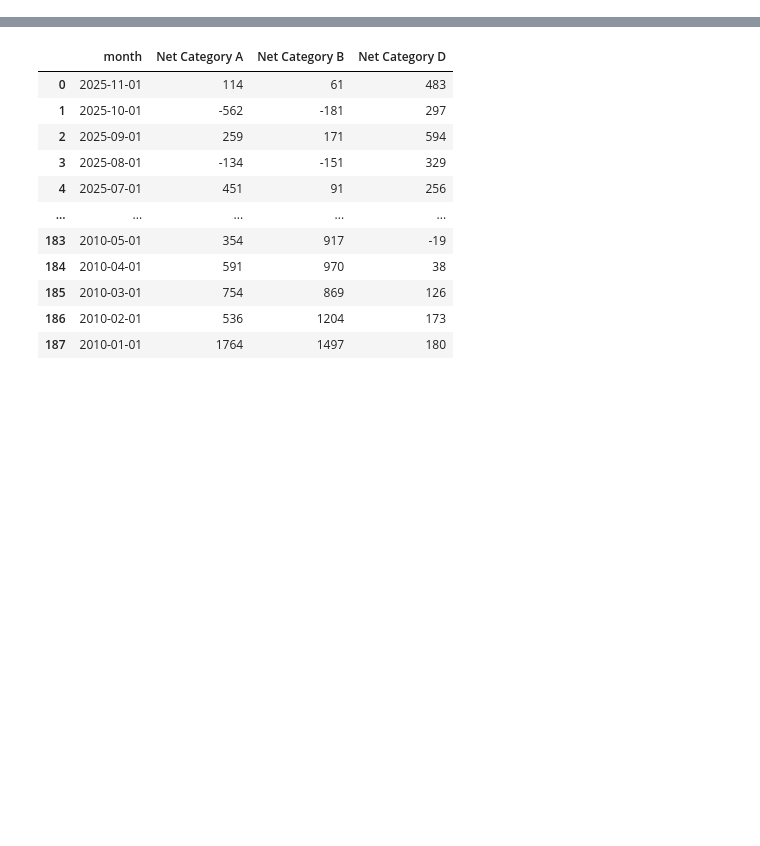
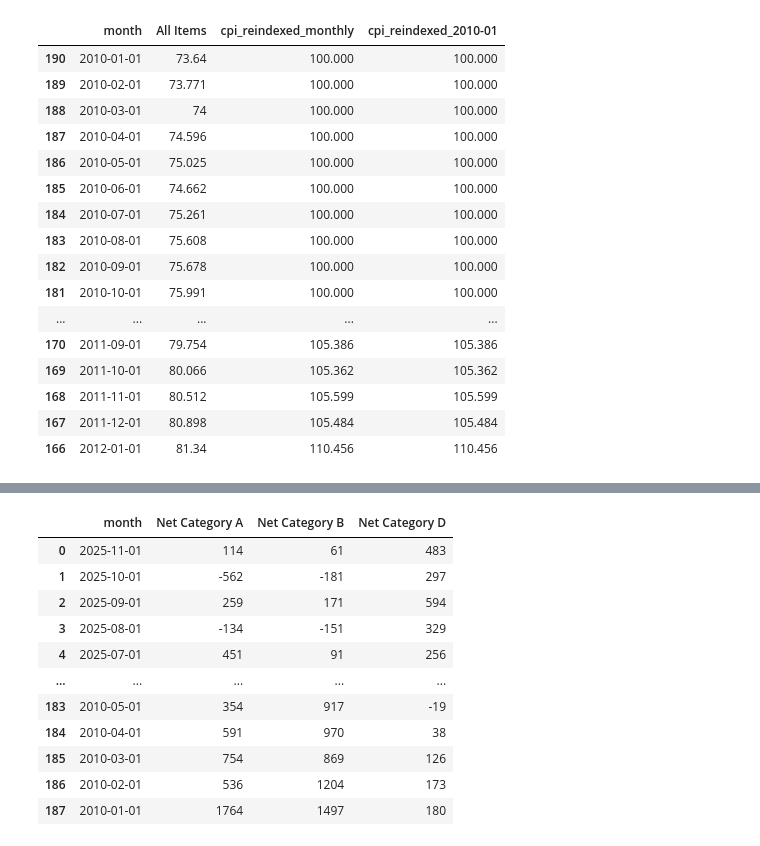
Before and after one commit to RaphaelTeo/coe-stat-analysis, a Jupyter notebook: main.ipynb, the cells around one changed output, grey strips where cells are left out. Saved outputs shown, nothing was run; the diff lists cells and outputs as text; code cells hidden in the pictures; blank space fills up the shorter version.

```diff
--- a/main.ipynb
+++ b/main.ipynb
@@ -183,0 +71,20 @@ plt.show()
+# %%
+df_cpi_trim.head(25)
+# %% [output]
+|  | month | All Items | cpi_reindexed_monthly | cpi_reindexed_2010-01 |
+| 190 | 2010-01-01 | 73.64 | 100.000 | 100.000 |
+| 189 | 2010-02-01 | 73.771 | 100.000 | 100.000 |
+| 188 | 2010-03-01 | 74 | 100.000 | 100.000 |
+| 187 | 2010-04-01 | 74.596 | 100.000 | 100.000 |
+| 186 | 2010-05-01 | 75.025 | 100.000 | 100.000 |
+| 185 | 2010-06-01 | 74.662 | 100.000 | 100.000 |
+| 184 | 2010-07-01 | 75.261 | 100.000 | 100.000 |
+| 183 | 2010-08-01 | 75.608 | 100.000 | 100.000 |
+| 182 | 2010-09-01 | 75.678 | 100.000 | 100.000 |
+| 181 | 2010-10-01 | 75.991 | 100.000 | 100.000 |
+| ... | ... | ... | ... | ... |
+| 170 | 2011-09-01 | 79.754 | 105.386 | 105.386 |
+| 169 | 2011-10-01 | 80.066 | 105.362 | 105.362 |
+| 168 | 2011-11-01 | 80.512 | 105.599 | 105.599 |
+| 167 | 2011-12-01 | 80.898 | 105.484 | 105.484 |
+| 166 | 2012-01-01 | 81.34 | 110.456 | 110.456 |
```
Also changed, not shown: parts of 7 cells of this notebook, 5 other files.
